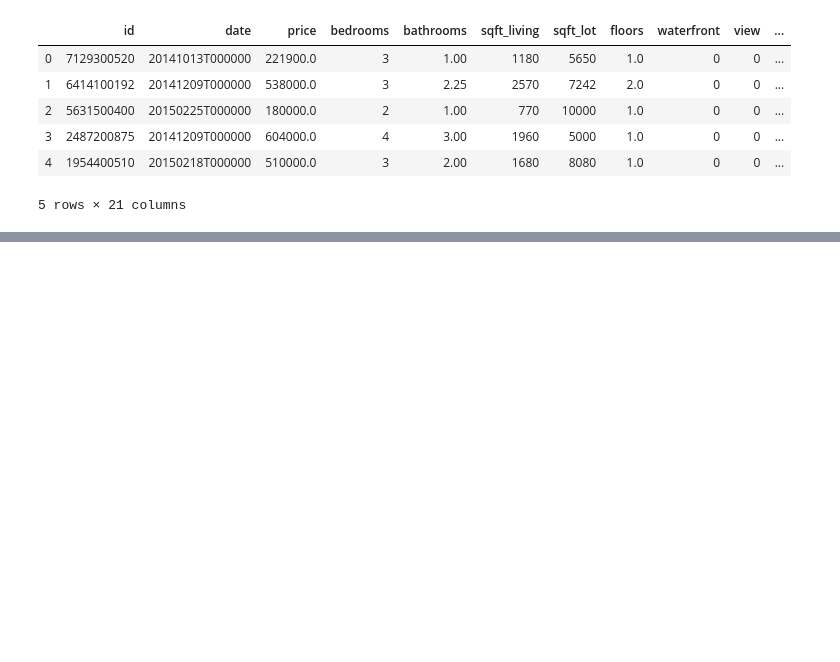
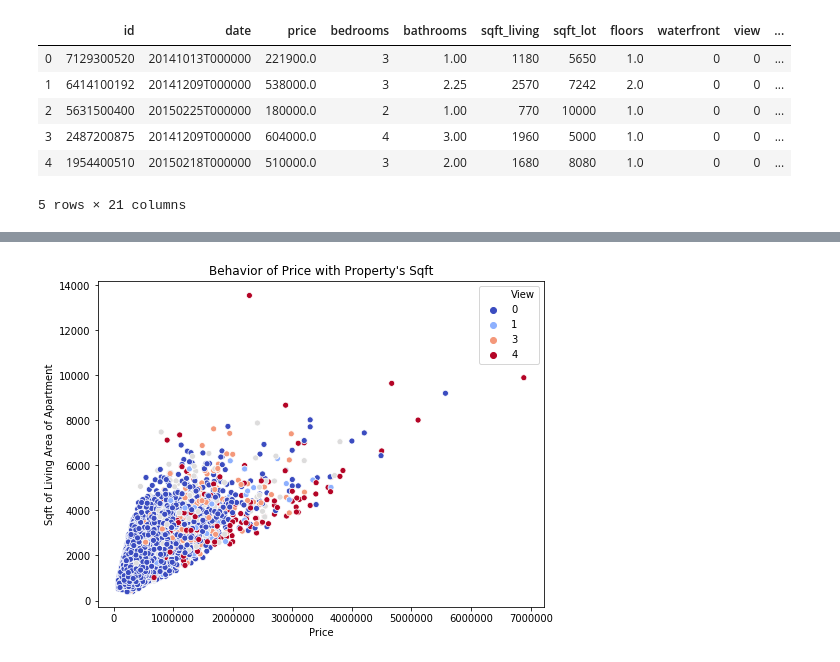
Before and after one commit to sudonikita/KingCounty_Python, a Jupyter notebook: Project_Kingcounty.ipynb, the cells around one changed output, grey strips where cells are left out. Cells and saved outputs as stored; diff of their text form; code cells hidden in the pictures; blank space fills up the shorter version.

```diff
--- a/Project_Kingcounty.ipynb
+++ b/Project_Kingcounty.ipynb
@@ -73,2 +276,9 @@ sns.scatterplot(x="price",y="sqft_living", data = king_county, hue = "view")
+# %%
+plt.figure(figsize=(8,6))
+sns.scatterplot(x=y_train['Price'],y=X_train["Sqft_living"],hue = X_train["View"], palette ="coolwarm")
+plt.title("Behavior of Price with Property's Sqft")
+plt.ylabel("Sqft of Living Area of Apartment");
+# %% [output]
+[figure, added]
 # %%
 f, axes = plt.subplots(1, 2,figsize=(15,5))
```
Also changed, not shown: parts of 26 cells of this notebook, 1 other file.
